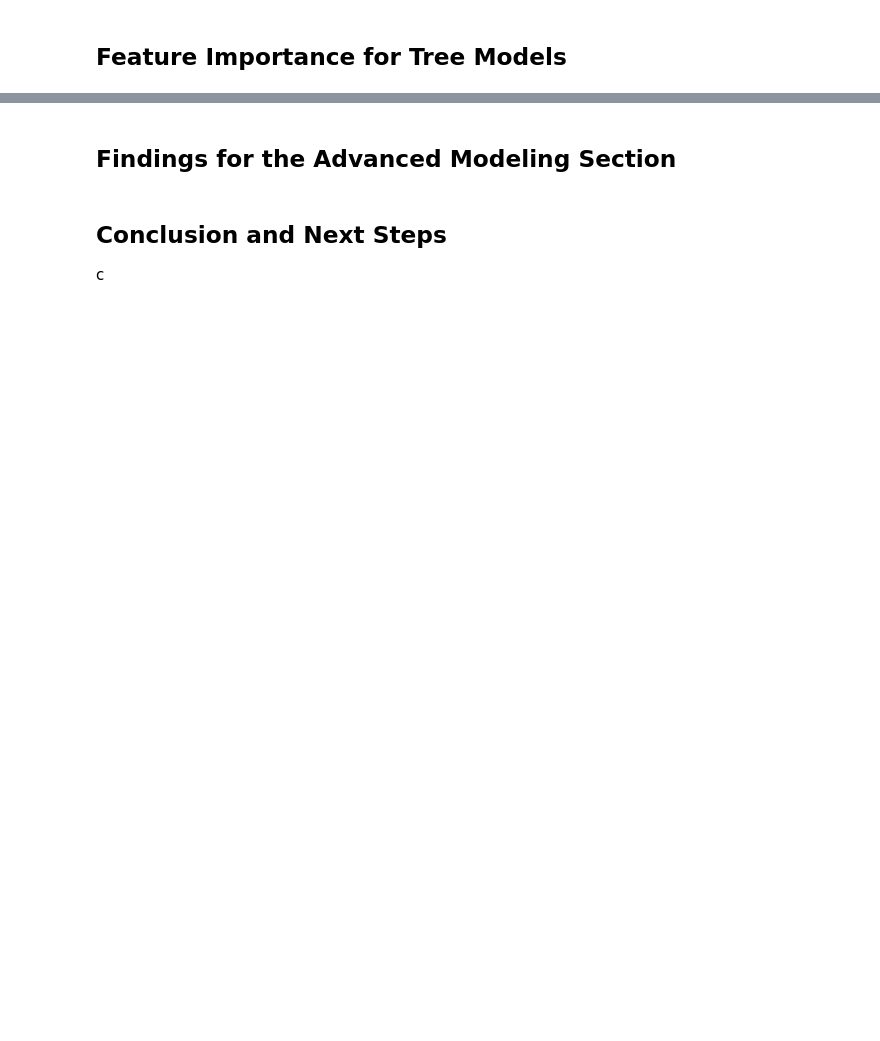
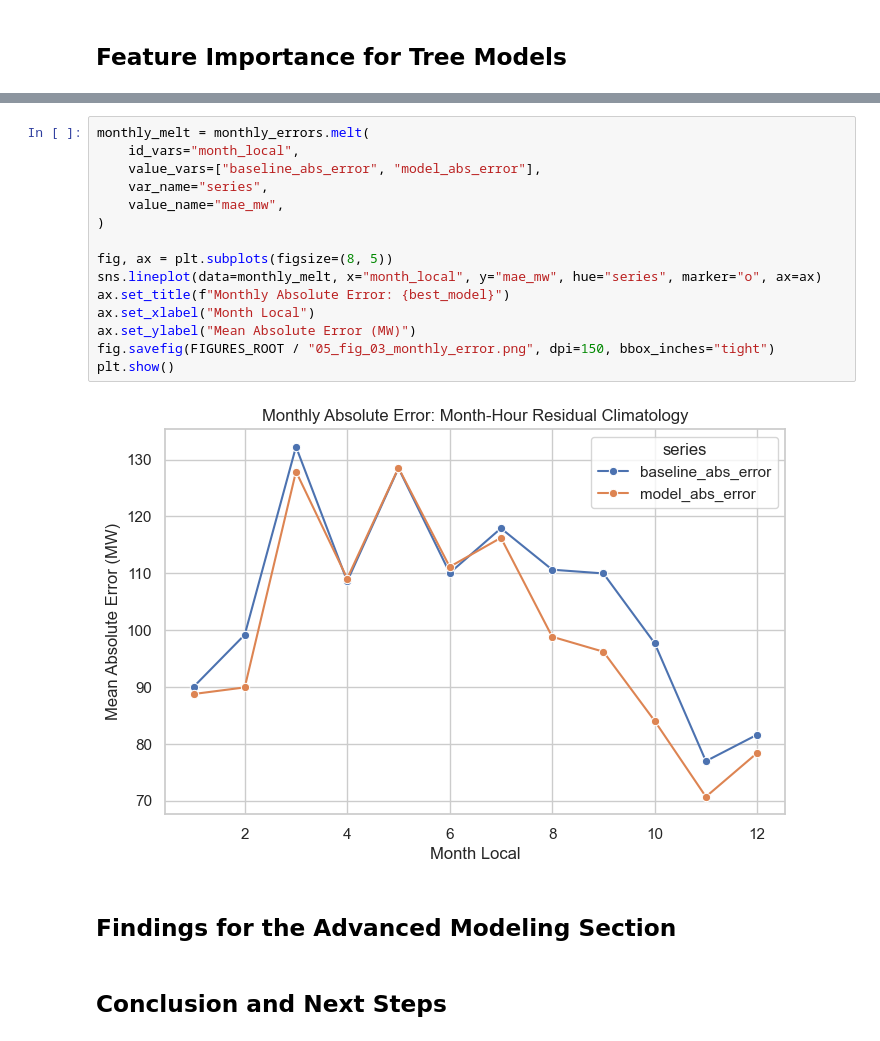
Before and after one commit to sumaitate/nyiso-solar-residual, a Jupyter notebook: notebooks/04_advanced_models.ipynb, the cells around one changed output, grey strips where cells are left out. Cells and saved outputs as stored; diff of their text form; blank space fills up the shorter version.

```diff
--- a/notebooks/04_advanced_models.ipynb
+++ b/notebooks/04_advanced_models.ipynb
@@ -1032,5 +852,21 @@ plt.show()
+# %%
+monthly_melt = monthly_errors.melt(
+    id_vars="month_local",
+    value_vars=["baseline_abs_error", "model_abs_error"],
+    var_name="series",
+    value_name="mae_mw",
+)
+
+fig, ax = plt.subplots(figsize=(8, 5))
+sns.lineplot(data=monthly_melt, x="month_local", y="mae_mw", hue="series", marker="o", ax=ax)
+ax.set_title(f"Monthly Absolute Error: {best_model}")
+ax.set_xlabel("Month Local")
+ax.set_ylabel("Mean Absolute Error (MW)")
+fig.savefig(FIGURES_ROOT / "05_fig_03_monthly_error.png", dpi=150, bbox_inches="tight")
+plt.show()
+# %% [output]
+[figure, added]
 # %% [markdown]
 ## Findings for the Advanced Modeling Section
 # %% [markdown]
 ## Conclusion and Next Steps
-c
```
Also changed, not shown: parts of 32 cells of this notebook, 15 other files.
